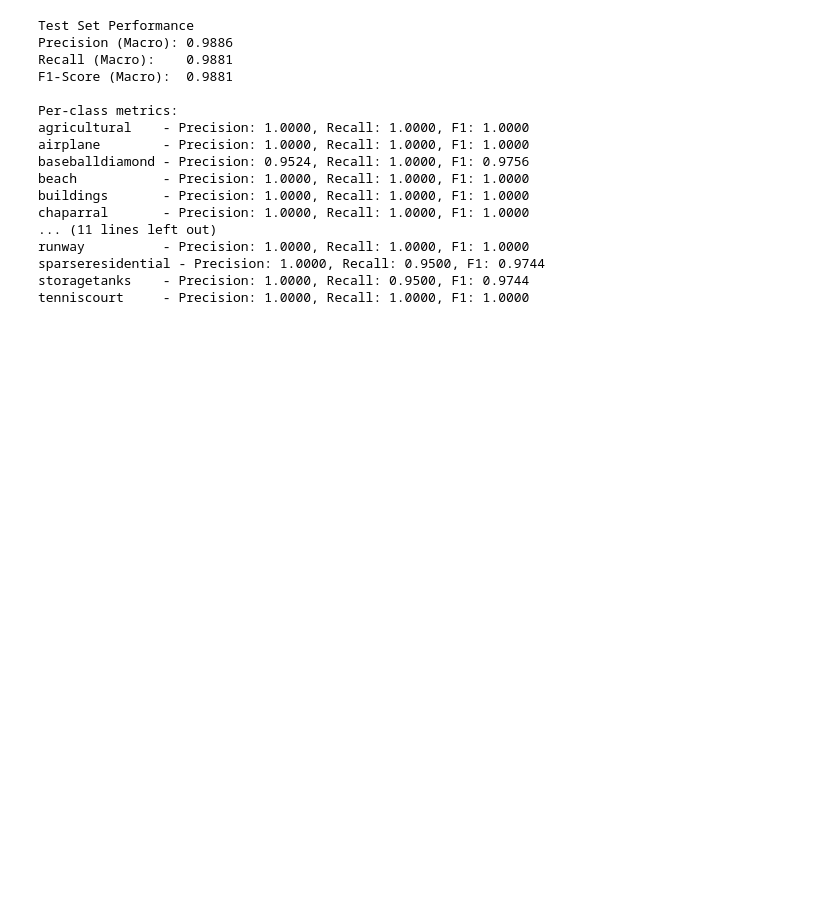
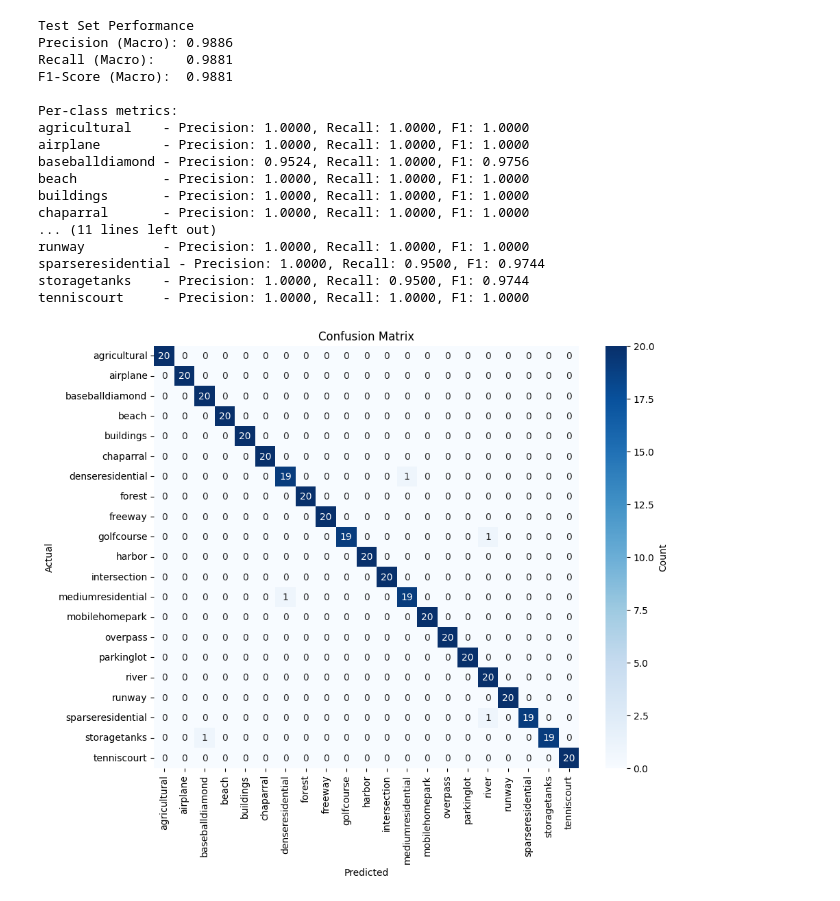
Before and after one commit to sstaheli52/Deep-learning-land-use-classification, a Jupyter notebook: notebooks/3.00_single_label_resnet50_with_imagenet.ipynb, the cells around one changed output. Cells and saved outputs as stored; diff of their text form; code cells hidden in the pictures; blank space fills up the shorter version.

```diff
--- a/notebooks/3.00_single_label_resnet50_with_imagenet.ipynb
+++ b/notebooks/3.00_single_label_resnet50_with_imagenet.ipynb
@@ -295,7 +295,9 @@ tenniscourt     - Precision: 1.0000, Recall: 1.0000, F1: 1.0000
 # %%
 # Plot confusion matrix
 # Ensure there is an active wandb run before plotting (cell 16 already called run.finish())
 if wandb.run is None:
     wandb.init(mode="disabled", reinit=True)
 
-evaluation.plot_confusion_matrix(model, test_loader, class_names, device)
+evaluation.plot_confusion_matrix(model, test_loader, class_names, device, "Test Set Confusion Matrix")
+# %% [output]
+[figure, added]
```
Also changed, not shown: 3 other files.
